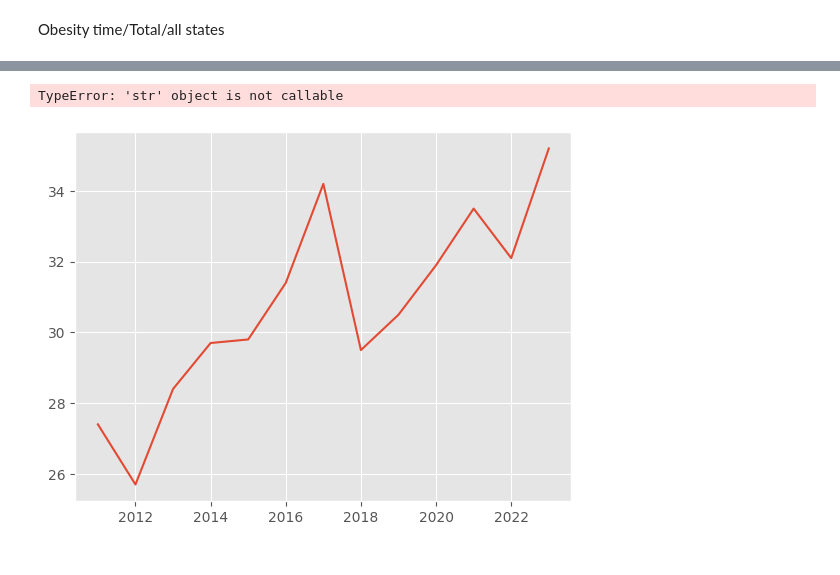
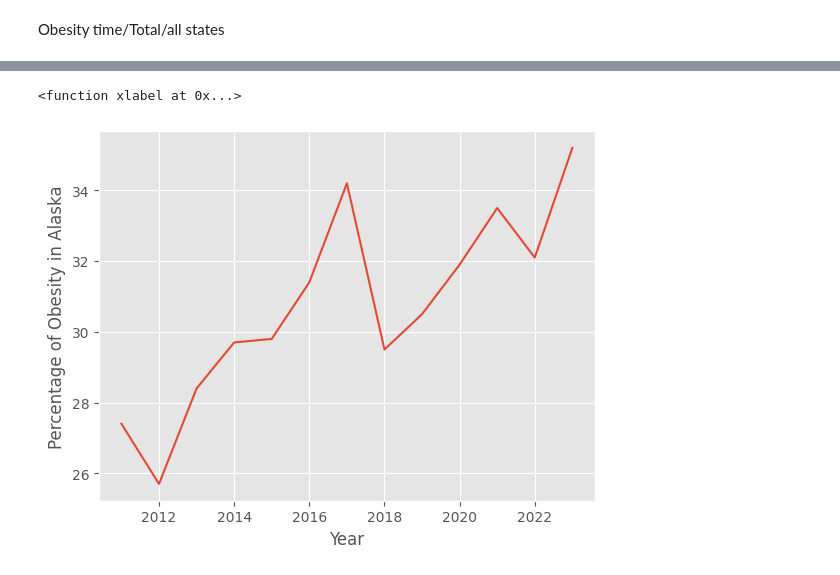
Before and after one commit to MerMer12345/DataScienceAssignment, a Jupyter notebook: DataExploration.ipynb, the cells around one changed output, grey strips where cells are left out. Saved outputs shown, nothing was run; the diff lists cells and outputs as text; code cells hidden in the pictures.

Commit message:
fixed small error

```diff
--- a/DataExploration.ipynb
+++ b/DataExploration.ipynb
@@ -18,15 +18,17 @@ plt.ylabel = '% Of people with Obesity'
 # %%
+import matplotlib.pyplot as plt
+
 temp = df_Obesity[df_Obesity['LocationAbbr'] == 'AK']
 df_show = temp[['YearStart', 'Data_Value']]
 plt.style.use('ggplot')
+plt.xlabel('Year')
+plt.ylabel('Percentage of Obesity in Alaska')
+plt.plot(df_show['YearStart'], df_show['Data_Value'])
 
-plt.plot(df_show['YearStart'], df_show['Data_Value'])
-plt.xlabel('Years')
-plt.ylabel('Percentage of Obesity in Alaska')
 plt.show()
 # %% [output]
-TypeError: 'str' object is not callable
+<function xlabel at 0x...>
-[figure, old version]
+[figure, new version]
 # %%
 df2 = pd.read_csv('Data/Obesity/Obesity_file_Education.csv')
 plt.figure(figsize=(10,6))
```
Also changed, not shown: parts of 4 cells of this notebook, 1 other file.
